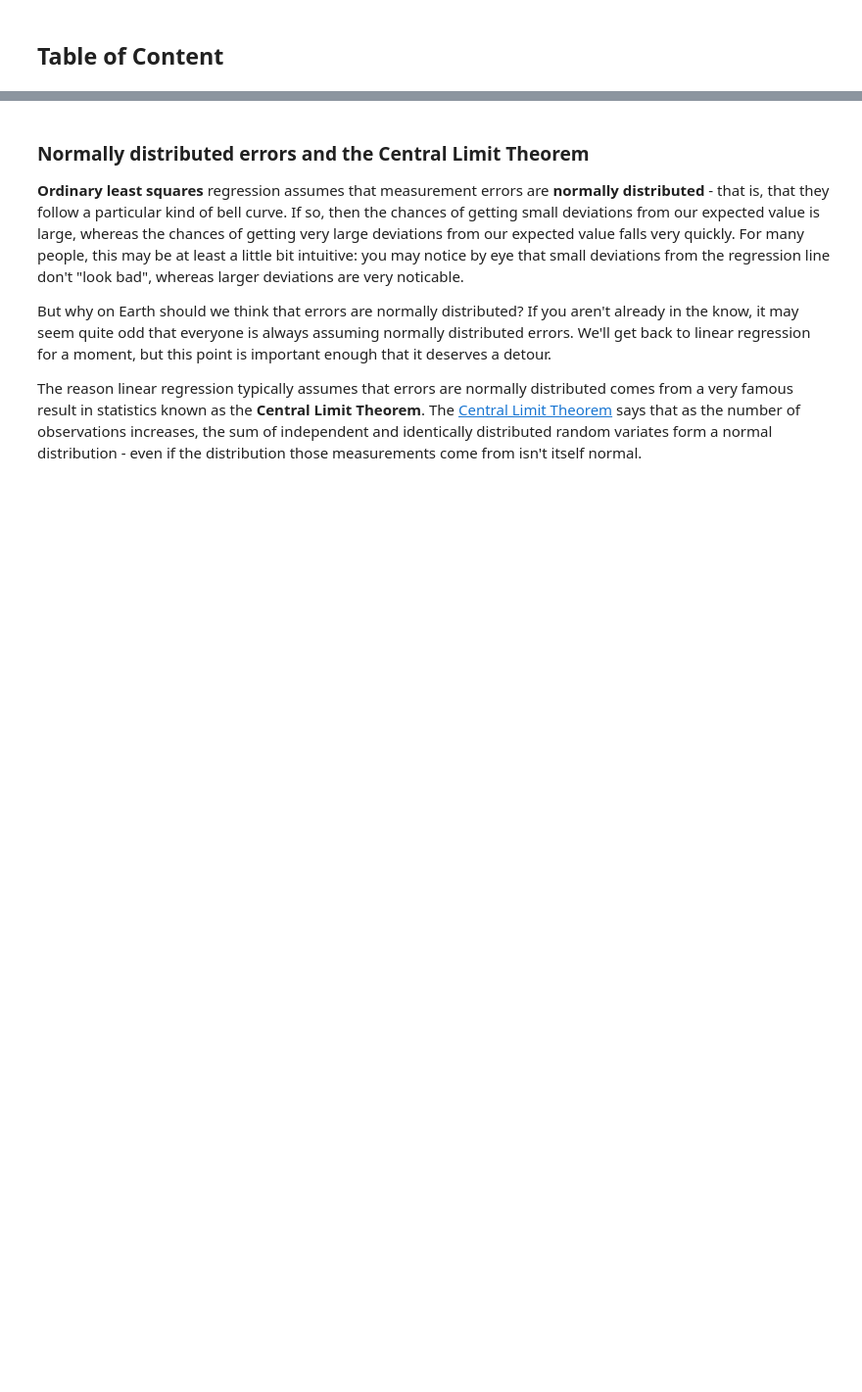
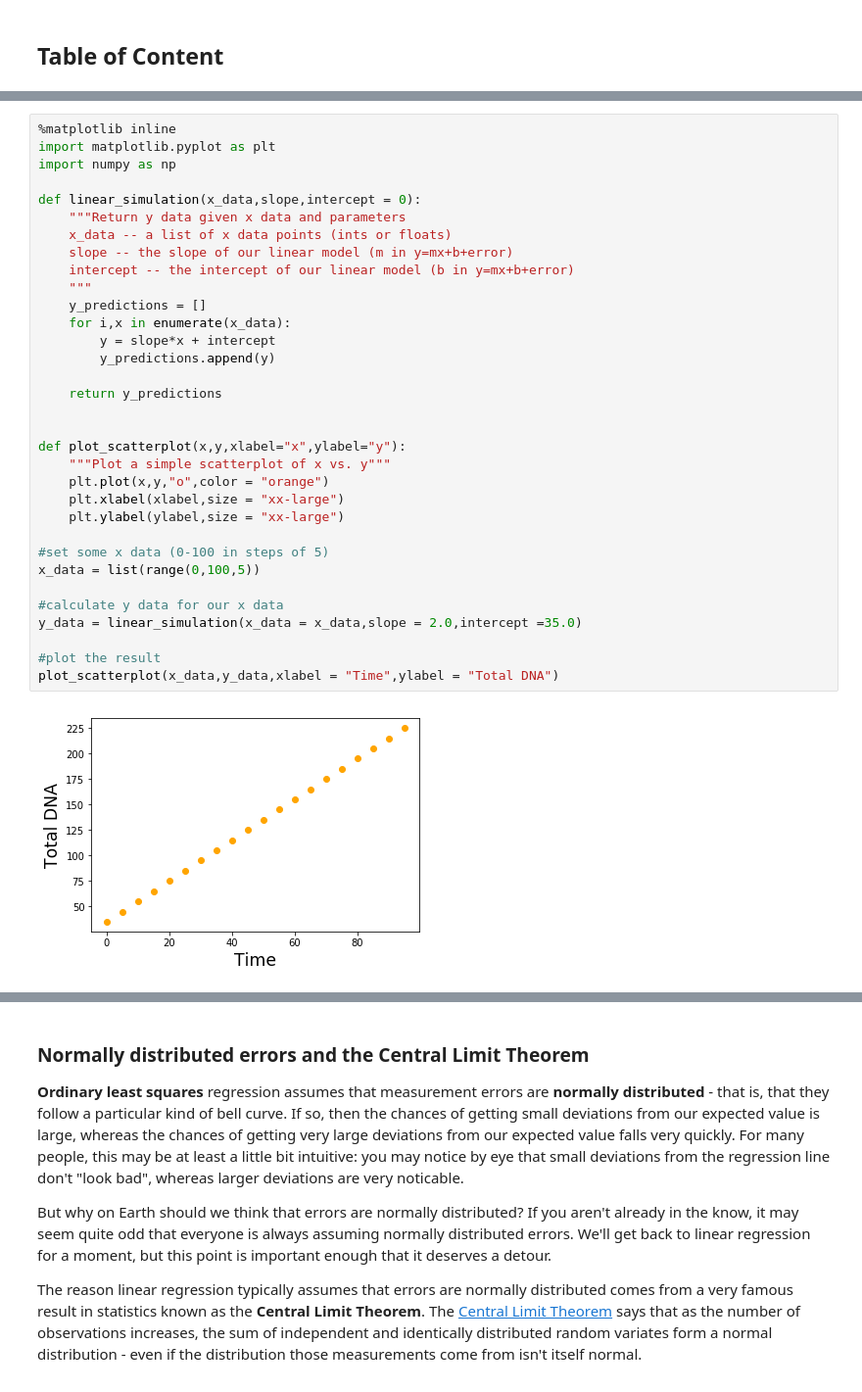
Before and after one commit to zaneveld/full_spectrum_bioinformatics, a Jupyter notebook: content/11_statistics/linear_models.ipynb, the cells around one changed output, grey strips where cells are left out. Shown: that part at 98% size. Saved outputs shown, nothing was run; the diff lists cells and outputs as text; blank space fills up the shorter version.

Commit message:
Updated the linear_models notebook

```diff
--- a/content/11_statistics/linear_models.ipynb
+++ b/content/11_statistics/linear_models.ipynb
@@ -34,0 +48,35 @@ If you plotted the predictions of your equation onto a line plot (letting the `x
+# %%
+%matplotlib inline
+import matplotlib.pyplot as plt
+import numpy as np
+
+def linear_simulation(x_data,slope,intercept = 0):
+    """Return y data given x data and parameters
+    x_data -- a list of x data points (ints or floats)
+    slope -- the slope of our linear model (m in y=mx+b+error)
+    intercept -- the intercept of our linear model (b in y=mx+b+error)
+    """
+    y_predictions = []
+    for i,x in enumerate(x_data):
+        y = slope*x + intercept
+        y_predictions.append(y)
+
+    return y_predictions
+
+
+def plot_scatterplot(x,y,xlabel="x",ylabel="y"):
+    """Plot a simple scatterplot of x vs. y"""
+    plt.plot(x,y,"o",color = "orange")
+    plt.xlabel(xlabel,size = "xx-large")
+    plt.ylabel(ylabel,size = "xx-large")
+
+#set some x data (0-100 in steps of 5)
+x_data = list(range(0,100,5))
+
+#calculate y data for our x data
+y_data = linear_simulation(x_data = x_data,slope = 2.0,intercept =35.0)
+
+#plot the result
+plot_scatterplot(x_data,y_data,xlabel = "Time",ylabel = "Total DNA")
+# %% [output]
+[figure, added]
```
Also changed, not shown: parts of 50 cells of this notebook.
